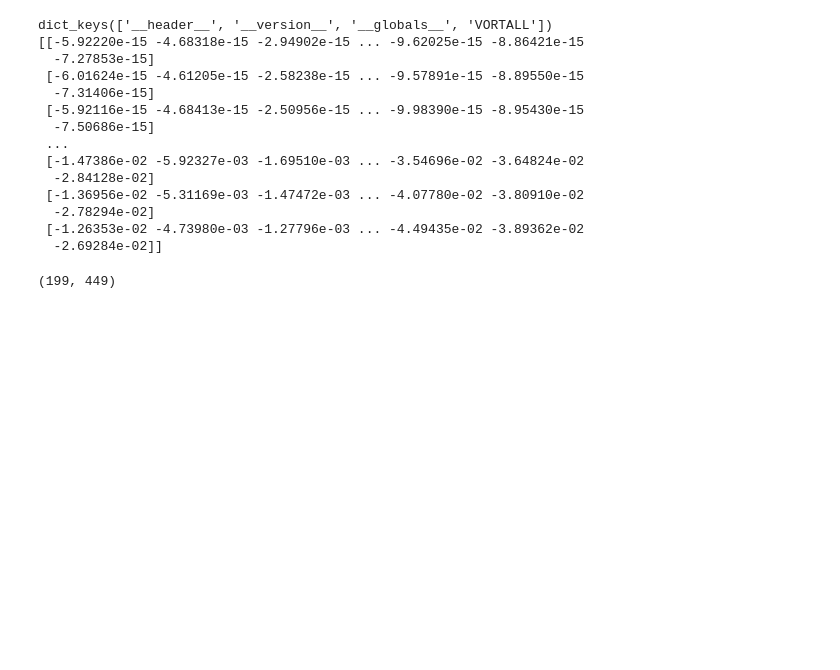
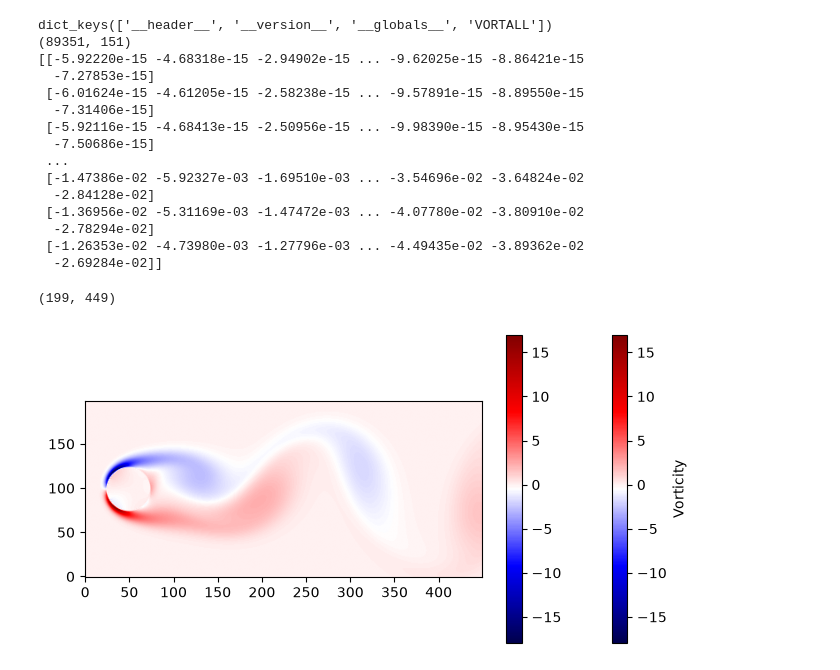
Before and after one commit to am25m005-design/computational-datadriven-self, a Jupyter notebook: svdVOTi.ipynb, the cells around one changed output. Drawn from its saved outputs; the diff is of its cells as text; code cells hidden in the pictures; blank space fills up the shorter version.

```diff
--- a/svdVOTi.ipynb
+++ b/svdVOTi.ipynb
@@ -8,10 +8,11 @@ from scipy.io import loadmat  ### use this to load .mat files
 A = loadmat('VORTALL.mat')  ### load the .mat file
 print(A.keys())  ### print the keys of the dictionary to see what is inside
 K = A['VORTALL']  ### extract the variable from the dictionary
-K.shape
+print(K.shape)
 print(K)  ### print the variable to see what it looks like
 # %% [output]
 dict_keys(['__header__', '__version__', '__globals__', 'VORTALL'])
+(89351, 151)
 [[-5.92220e-15 -4.68318e-15 -2.94902e-15 ... -9.62025e-15 -8.86421e-15
   -7.27853e-15]
  [-6.01624e-15 -4.61205e-15 -2.58238e-15 ... -9.57891e-15 -8.89550e-15
@@ -26,7 +27,15 @@ dict_keys(['__header__', '__version__', '__globals__', 'VORTALL'])
  [-1.26353e-02 -4.73980e-03 -1.27796e-03 ... -4.49435e-02 -3.89362e-02
   -2.69284e-02]]
 # %%
-frame1 = K[:,0].reshape(199,449)
-frame1.shape
+frame1 = K[:,0].reshape(199,449, order='F')
+print(frame1.shape )
 # %% [output]
 (199, 449)
+# %%
+plt.figure(figsize=(8,4))
+plt.imshow(frame1, cmap='seismic', origin='lower')
+plt.colorbar(label='Vorticity')
+plt.colorbar()
+plt.show()
+# %% [output]
+[figure, added]
```
Also changed, not shown: parts of 9 cells of this notebook.
